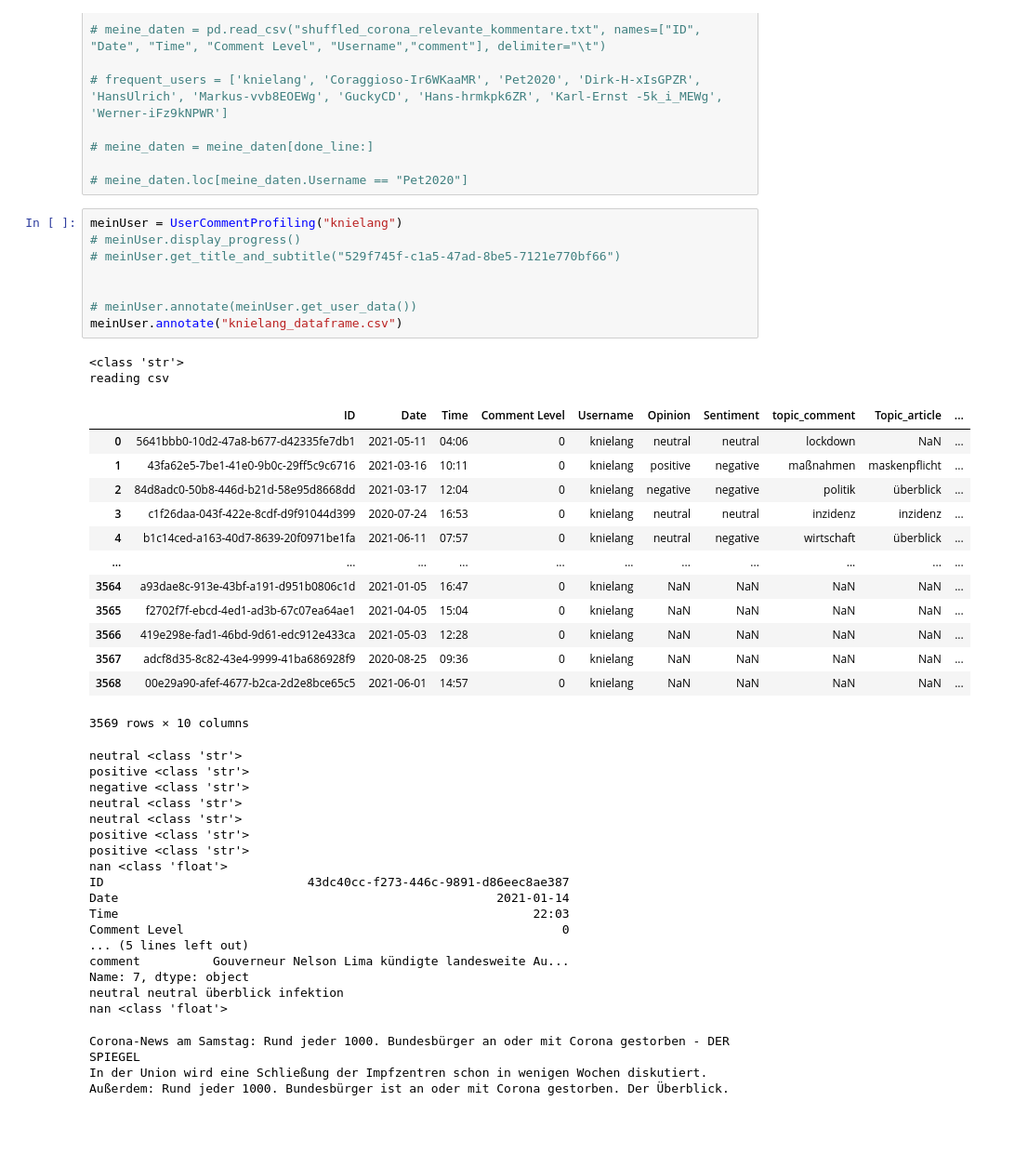
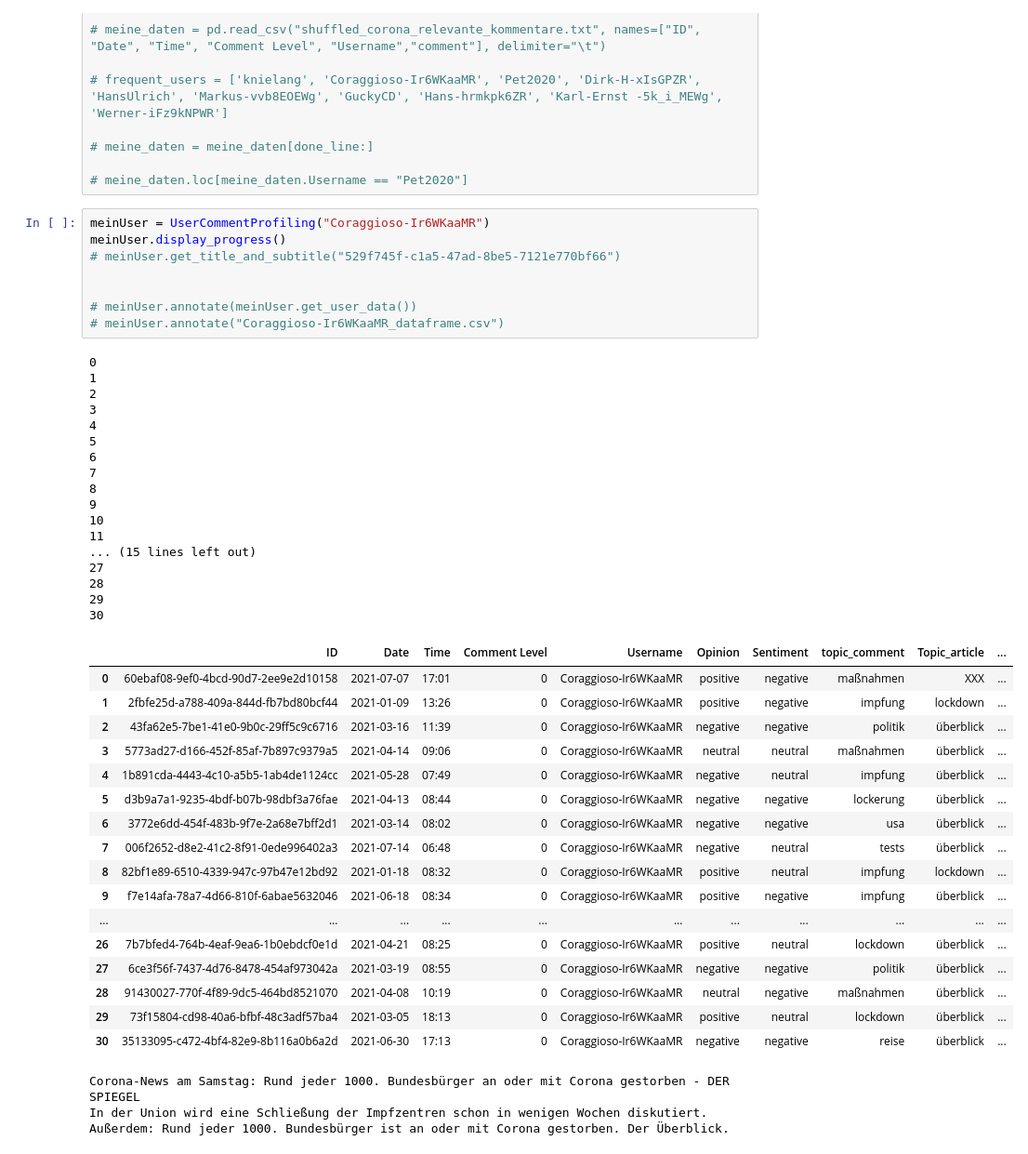
Before and after one commit to KirchnerS/Masterarbeit, a Jupyter notebook: data_exploration.ipynb, the cells around one changed output. Shown: that part at 93% size. Cells and saved outputs as stored; diff of their text form; blank space fills up the shorter version.

Commit message:
Added annotations for two users

```diff
--- a/data_exploration.ipynb
+++ b/data_exploration.ipynb
@@ -447,46 +447,48 @@ class UserCommentProfiling:
 
 # meine_daten.loc[meine_daten.Username == "Pet2020"]
 # %%
-meinUser = UserCommentProfiling("knielang")
-# meinUser.display_progress()
+meinUser = UserCommentProfiling("Coraggioso-Ir6WKaaMR")
+meinUser.display_progress()
 # meinUser.get_title_and_subtitle("529f745f-c1a5-47ad-8be5-7121e770bf66")
 
 
 # meinUser.annotate(meinUser.get_user_data())
-meinUser.annotate("knielang_dataframe.csv")
+# meinUser.annotate("Coraggioso-Ir6WKaaMR_dataframe.csv")
 # %% [output]
-<class 'str'>
-reading csv
+0
+1
+2
+3
+4
+5
+6
+7
+8
+9
+10
+11
+... (15 lines left out)
+27
+28
+29
+30
 |  | ID | Date | Time | Comment Level | Username | Opinion | Sentiment | topic_comment | Topic_article | ... |
-| 0 | 5641bbb0-10d2-47a8-b677-d42335fe7db1 | 2021-05-11 | 04:06 | 0 | knielang | neutral | neutral | lockdown | NaN | ... |
-| 1 | 43fa62e5-7be1-41e0-9b0c-29ff5c9c6716 | 2021-03-16 | 10:11 | 0 | knielang | positive | negative | maßnahmen | maskenpflicht | ... |
-| 2 | 84d8adc0-50b8-446d-b21d-58e95d8668dd | 2021-03-17 | 12:04 | 0 | knielang | negative | negative | politik | überblick | ... |
-| 3 | c1f26daa-043f-422e-8cdf-d9f91044d399 | 2020-07-24 | 16:53 | 0 | knielang | neutral | neutral | inzidenz | inzidenz | ... |
-| 4 | b1c14ced-a163-40d7-8639-20f0971be1fa | 2021-06-11 | 07:57 | 0 | knielang | neutral | negative | wirtschaft | überblick | ... |
+| 0 | 60ebaf08-9ef0-4bcd-90d7-2ee9e2d10158 | 2021-07-07 | 17:01 | 0 | Coraggioso-Ir6WKaaMR | positive | negative | maßnahmen | XXX | ... |
+| 1 | 2fbfe25d-a788-409a-844d-fb7bd80bcf44 | 2021-01-09 | 13:26 | 0 | Coraggioso-Ir6WKaaMR | positive | negative | impfung | lockdown | ... |
+| 2 | 43fa62e5-7be1-41e0-9b0c-29ff5c9c6716 | 2021-03-16 | 11:39 | 0 | Coraggioso-Ir6WKaaMR | negative | negative | politik | überblick | ... |
+| 3 | 5773ad27-d166-452f-85af-7b897c9379a5 | 2021-04-14 | 09:06 | 0 | Coraggioso-Ir6WKaaMR | neutral | neutral | maßnahmen | überblick | ... |
+| 4 | 1b891cda-4443-4c10-a5b5-1ab4de1124cc | 2021-05-28 | 07:49 | 0 | Coraggioso-Ir6WKaaMR | negative | neutral | impfung | überblick | ... |
+| 5 | d3b9a7a1-9235-4bdf-b07b-98dbf3a76fae | 2021-04-13 | 08:44 | 0 | Coraggioso-Ir6WKaaMR | negative | negative | lockerung | überblick | ... |
+| 6 | 3772e6dd-454f-483b-9f7e-2a68e7bff2d1 | 2021-03-14 | 08:02 | 0 | Coraggioso-Ir6WKaaMR | negative | negative | usa | überblick | ... |
+| 7 | 006f2652-d8e2-41c2-8f91-0ede996402a3 | 2021-07-14 | 06:48 | 0 | Coraggioso-Ir6WKaaMR | negative | neutral | tests | überblick | ... |
+| 8 | 82bf1e89-6510-4339-947c-97b47e12bd92 | 2021-01-18 | 08:32 | 0 | Coraggioso-Ir6WKaaMR | positive | neutral | impfung | lockdown | ... |
+| 9 | f7e14afa-78a7-4d66-810f-6abae5632046 | 2021-06-18 | 08:34 | 0 | Coraggioso-Ir6WKaaMR | positive | negative | impfung | überblick | ... |
 | ... | ... | ... | ... | ... | ... | ... | ... | ... | ... | ... |
-| 3564 | a93dae8c-913e-43bf-a191-d951b0806c1d | 2021-01-05 | 16:47 | 0 | knielang | NaN | NaN | NaN | NaN | ... |
-| 3565 | f2702f7f-ebcd-4ed1-ad3b-67c07ea64ae1 | 2021-04-05 | 15:04 | 0 | knielang | NaN | NaN | NaN | NaN | ... |
-| 3566 | 419e298e-fad1-46bd-9d61-edc912e433ca | 2021-05-03 | 12:28 | 0 | knielang | NaN | NaN | NaN | NaN | ... |
-| 3567 | adcf8d35-8c82-43e4-9999-41ba686928f9 | 2020-08-25 | 09:36 | 0 | knielang | NaN | NaN | NaN | NaN | ... |
-| 3568 | 00e29a90-afef-4677-b2ca-2d2e8bce65c5 | 2021-06-01 | 14:57 | 0 | knielang | NaN | NaN | NaN | NaN | ... |
+| 26 | 7b7bfed4-764b-4eaf-9ea6-1b0ebdcf0e1d | 2021-04-21 | 08:25 | 0 | Coraggioso-Ir6WKaaMR | positive | neutral | lockdown | überblick | ... |
+| 27 | 6ce3f56f-7437-4d76-8478-454af973042a | 2021-03-19 | 08:55 | 0 | Coraggioso-Ir6WKaaMR | negative | negative | politik | überblick | ... |
+| 28 | 91430027-770f-4f89-9dc5-464bd8521070 | 2021-04-08 | 10:19 | 0 | Coraggioso-Ir6WKaaMR | neutral | negative | maßnahmen | überblick | ... |
+| 29 | 73f15804-cd98-40a6-bfbf-48c3adf57ba4 | 2021-03-05 | 18:13 | 0 | Coraggioso-Ir6WKaaMR | positive | neutral | lockdown | überblick | ... |
+| 30 | 35133095-c472-4bf4-82e9-8b116a0b6a2d | 2021-06-30 | 17:13 | 0 | Coraggioso-Ir6WKaaMR | negative | negative | reise | überblick | ... |
-3569 rows × 10 columns
-neutral <class 'str'>
-positive <class 'str'>
-negative <class 'str'>
-neutral <class 'str'>
-neutral <class 'str'>
-positive <class 'str'>
-positive <class 'str'>
-nan <class 'float'>
-ID                            43dc40cc-f273-446c-9891-d86eec8ae387
-Date                                                    2021-01-14
-Time                                                         22:03
-Comment Level                                                    0
-... (5 lines left out)
-comment          Gouverneur Nelson Lima kündigte landesweite Au...
-Name: 7, dtype: object
-neutral neutral überblick infektion
-nan <class 'float'>
 # %%
 # %% [output]
 Corona-News am Samstag: Rund jeder 1000. Bundesbürger an oder mit Corona gestorben - DER SPIEGEL
```
Also changed, not shown: 2 other files.
